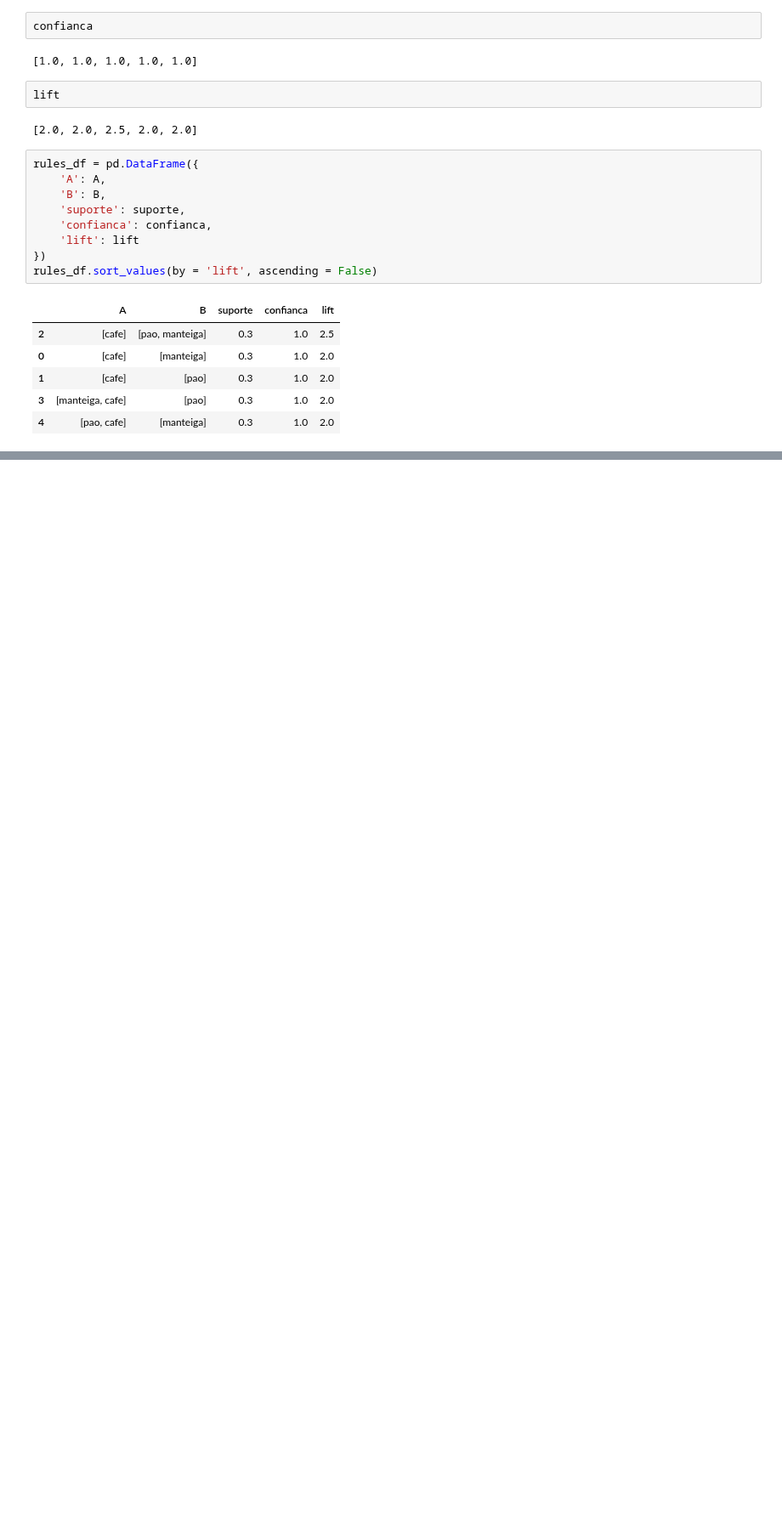
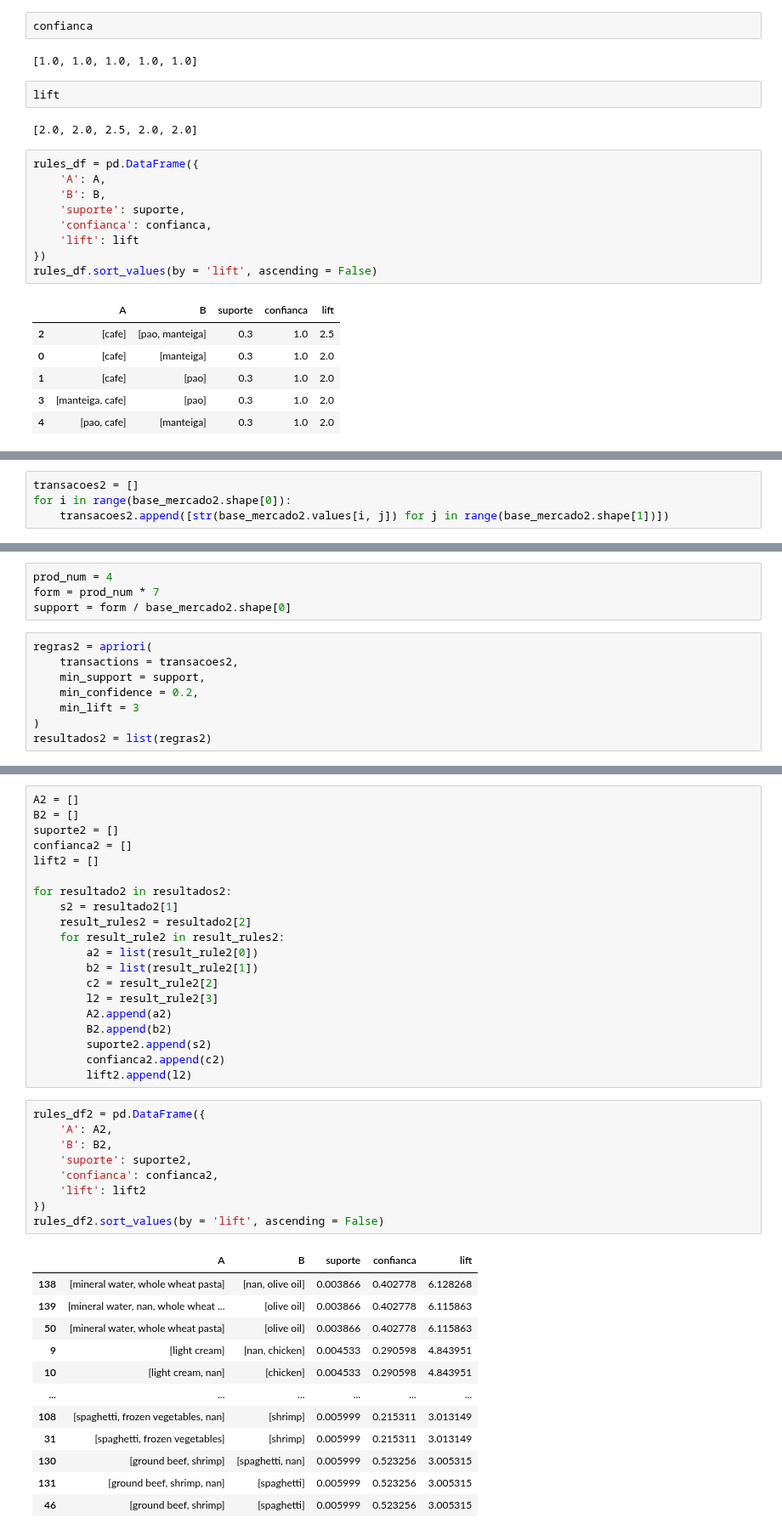
Before and after one commit to SisouDev/iaAlg, a Jupyter notebook: courseIA/Unsupervised/apriori.ipynb, the cells around one changed output, grey strips where cells are left out. Shown at 85% size. Drawn from its saved outputs; the diff is of its cells as text; blank space fills up the shorter version.

Commit message:
finish apriori

```diff
--- a/courseIA/Unsupervised/apriori.ipynb
+++ b/courseIA/Unsupervised/apriori.ipynb
@@ -299,0 +322,4 @@ rules_df.sort_values(by = 'lift', ascending = False)
+# %%
+transacoes2 = []
+for i in range(base_mercado2.shape[0]):
+    transacoes2.append([str(base_mercado2.values[i, j]) for j in range(base_mercado2.shape[1])])
@@ -299,0 +328,12 @@ rules_df.sort_values(by = 'lift', ascending = False)
+# %%
+prod_num = 4
+form = prod_num * 7
+support = form / base_mercado2.shape[0]
+# %%
+regras2 = apriori(
+    transactions = transacoes2,
+    min_support = support,
+    min_confidence = 0.2,
+    min_lift = 3
+)
+resultados2 = list(regras2)
@@ -299,0 +346,42 @@ rules_df.sort_values(by = 'lift', ascending = False)
+# %%
+A2 = []
+B2 = []
+suporte2 = []
+confianca2 = []
+lift2 = []
+
+for resultado2 in resultados2:
+    s2 = resultado2[1]
+    result_rules2 = resultado2[2]
+    for result_rule2 in result_rules2:
+        a2 = list(result_rule2[0])
+        b2 = list(result_rule2[1])
+        c2 = result_rule2[2]
+        l2 = result_rule2[3]
+        A2.append(a2)
+        B2.append(b2)
+        suporte2.append(s2)
+        confianca2.append(c2)
+        lift2.append(l2)
+# %%
+rules_df2 = pd.DataFrame({
+    'A': A2,
+    'B': B2,
+    'suporte': suporte2,
+    'confianca': confianca2,
+    'lift': lift2
+})
+rules_df2.sort_values(by = 'lift', ascending = False)
+# %% [output]
+|  | A | B | suporte | confianca | lift |
+| 138 | [mineral water, whole wheat pasta] | [nan, olive oil] | 0.003866 | 0.402778 | 6.128268 |
+| 139 | [mineral water, nan, whole wheat ... | [olive oil] | 0.003866 | 0.402778 | 6.115863 |
+| 50 | [mineral water, whole wheat pasta] | [olive oil] | 0.003866 | 0.402778 | 6.115863 |
+| 9 | [light cream] | [nan, chicken] | 0.004533 | 0.290598 | 4.843951 |
+| 10 | [light cream, nan] | [chicken] | 0.004533 | 0.290598 | 4.843951 |
+| ... | ... | ... | ... | ... | ... |
+| 108 | [spaghetti, frozen vegetables, nan] | [shrimp] | 0.005999 | 0.215311 | 3.013149 |
+| 31 | [spaghetti, frozen vegetables] | [shrimp] | 0.005999 | 0.215311 | 3.013149 |
+| 130 | [ground beef, shrimp] | [spaghetti, nan] | 0.005999 | 0.523256 | 3.005315 |
+| 131 | [ground beef, shrimp, nan] | [spaghetti] | 0.005999 | 0.523256 | 3.005315 |
+| 46 | [ground beef, shrimp] | [spaghetti] | 0.005999 | 0.523256 | 3.005315 |
```
Also changed, not shown: parts of 7 cells of this notebook.
